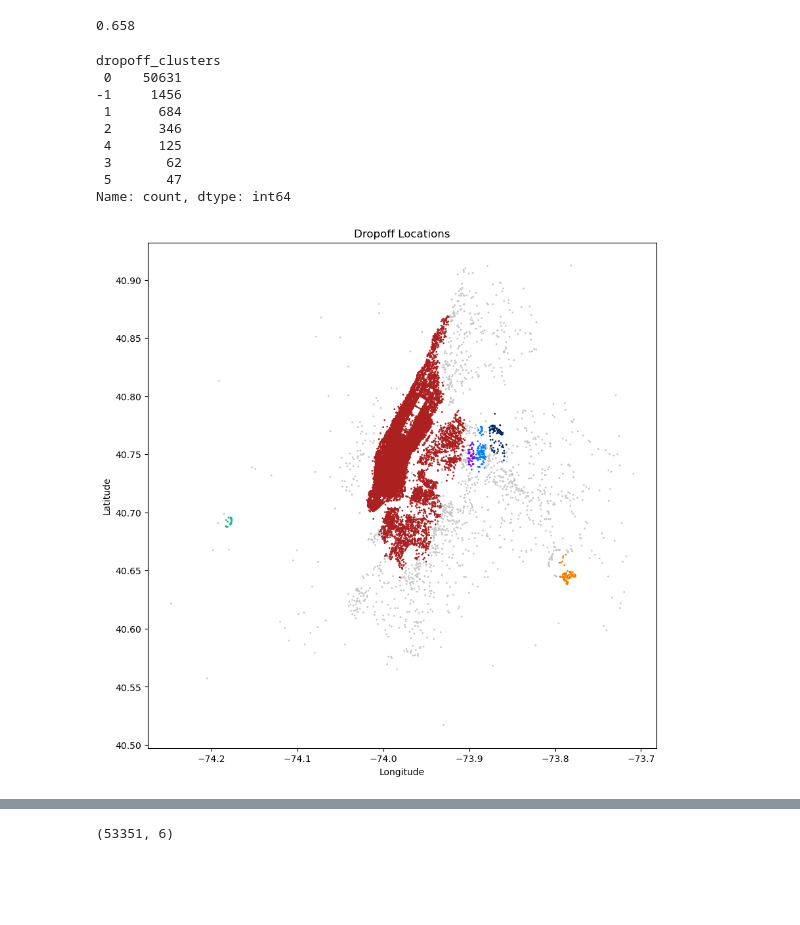
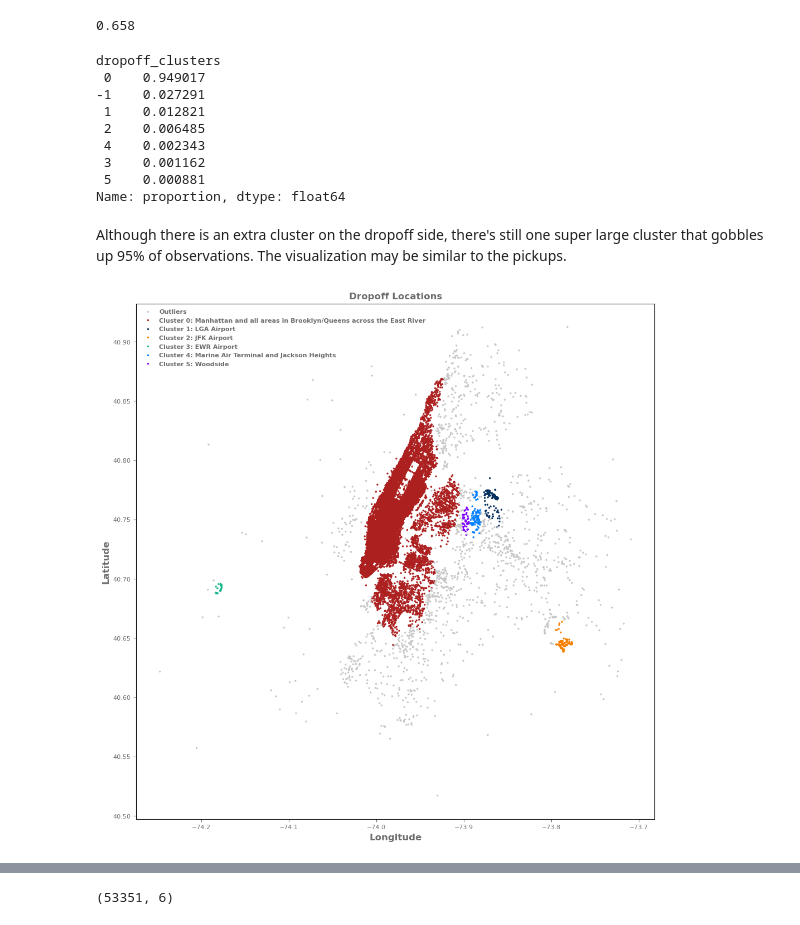
Before and after one commit to luis-ulloa/Ride_BigApple, a Jupyter notebook: code/03_Pre-Processing_and_Modeling.ipynb, the cells around one changed output, grey strips where cells are left out. Cells and saved outputs as stored; diff of their text form; code cells hidden in the pictures; blank space fills up the shorter version.

```diff
--- a/code/03_Pre-Processing_and_Modeling.ipynb
+++ b/code/03_Pre-Processing_and_Modeling.ipynb
@@ -447,30 +516,54 @@ round(silhouette_score(D, dbs2.labels_, metric = 'haversine'), 3)
 # add dropoff clusters column
 taxi['dropoff_clusters'] = dbs2.labels_
 # %%
-taxi['dropoff_clusters'].value_counts()
+# check counts
+taxi['dropoff_clusters'].value_counts(normalize = True)
 # %% [output]
 dropoff_clusters
- 0    50631
--1     1456
- 1      684
- 2      346
- 4      125
- 3       62
- 5       47
-Name: count, dtype: int64
+ 0    0.949017
+-1    0.027291
+ 1    0.012821
+ 2    0.006485
+ 4    0.002343
+ 3    0.001162
+ 5    0.000881
+Name: proportion, dtype: float64
+# %% [markdown]
+Although there is an extra cluster on the dropoff side, there's still one super large cluster that gobbles up 95% of observations.  The visualization may be similar to the pickups.
 # %%
 taxi['dropoff_clusters_color'] = taxi['dropoff_clusters'].map(color_map)
 # %%
-plt.figure(figsize = (10, 10))
-# plot dropoff locations and clusters
+plt.figure(figsize = (12, 12))
 
-plt.xlabel("Longitude")
-plt.ylabel("Latitude")
-plt.title('Dropoff Locations')
-plt.scatter(taxi['dropoff_longitude'],
-            taxi['dropoff_latitude'],
-            c = taxi['dropoff_clusters_color'],
-            s = 1);
+scatter = sns.scatterplot(x = taxi['dropoff_longitude'],
+                          y = taxi['dropoff_latitude'],
+                          hue = taxi['dropoff_clusters'],
+                          palette = color_map,
+                          s = 5,
+                          edgecolor = None)
+
+plt.title('Dropoff Locations', color = '#6e6e6e', fontsize = 12, fontweight = 'bold')
+plt.xlabel('Longitude', color = '#6e6e6e', fontsize = 12, fontweight = 'bold')
+plt.ylabel('Latitude', color = '#6e6e6e', fontsize = 12, fontweight = 'bold');
+
+#--- leveraged chatgpt for this code block -----------------------------------------------------
+custom_labels = ['Outliers',
+                 'Cluster 0: Manhattan and all areas in Brooklyn/Queens across the East River',
+                 'Cluster 1: LGA Airport',
+                 'Cluster 2: JFK Airport',
+                 'Cluster 3: EWR Airport',
+                 'Cluster 4: Marine Air Terminal and Jackson Heights',
+                 'Cluster 5: Woodside'
+                ]
+
+handles, _ = scatter.get_legend_handles_labels()
+
+plt.tick_params(axis = 'both', colors = '#6e6e6e', labelsize = 8)
+
+plt.legend(handles = handles, labels = custom_labels, frameon = False, loc = 'upper left',
+           prop = {'size': 8, 'weight': 'bold'}, labelcolor = '#6e6e6e')
+#-----------------------------------------------------------------------------------------------
+
 plt.savefig('../images/scatter_dropoff_cluster_locations.png');
 # %% [output]
-[figure, old version]
+[figure, new version]
```
Also changed, not shown: parts of 198 cells of this notebook.
